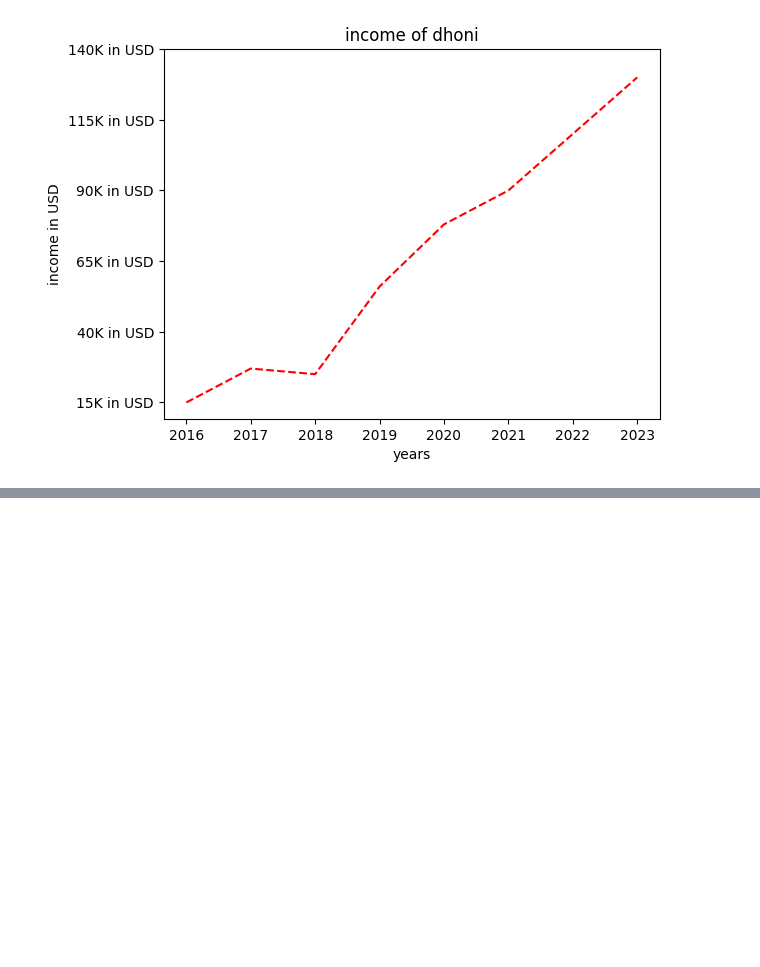
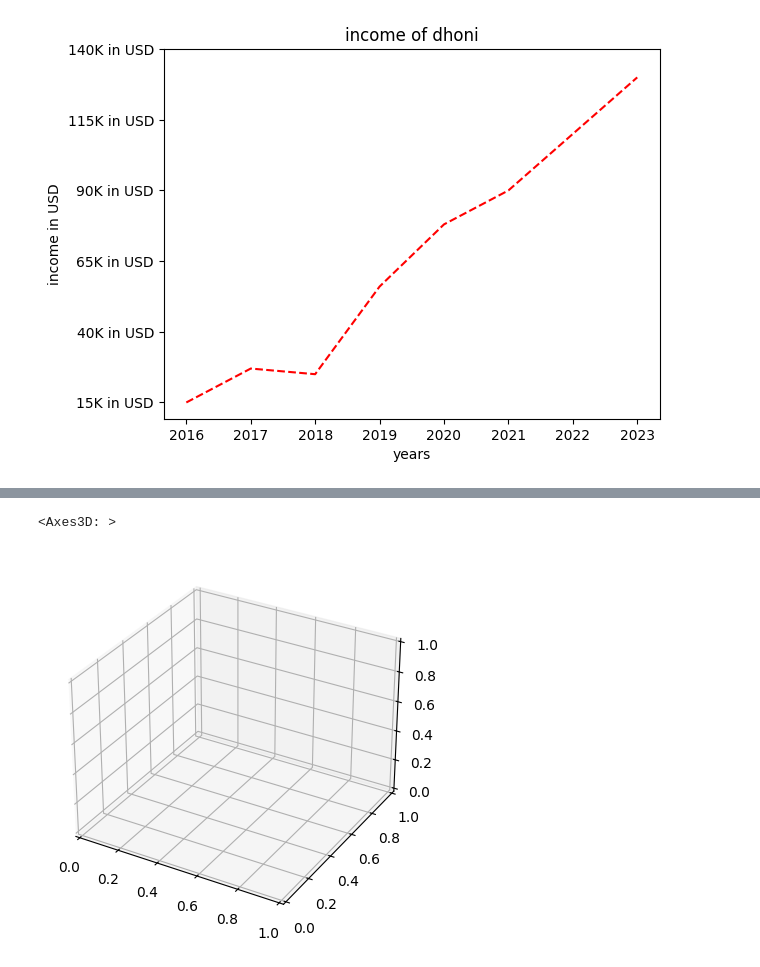
Before and after one commit to thanga-v2/Applied-Math-for-ML-and-AI, a Jupyter notebook: matplotlib.ipynb, the cells around one changed output, grey strips where cells are left out. Cells and saved outputs as stored; diff of their text form; code cells hidden in the pictures; blank space fills up the shorter version.

```diff
--- a/matplotlib.ipynb
+++ b/matplotlib.ipynb
@@ -374,0 +394,11 @@ plt.yticks(salary_ticks, [f"{x}K in USD" for x in salary_ticks])
+# %%
+
+
+# 3 dimensions
+
+
+ax = plt.axes(projection="3d")
+ax
+# %% [output]
+<Axes3D: >
+[figure, added]
```
Also changed, not shown: parts of 5 cells of this notebook, 1 other file.
